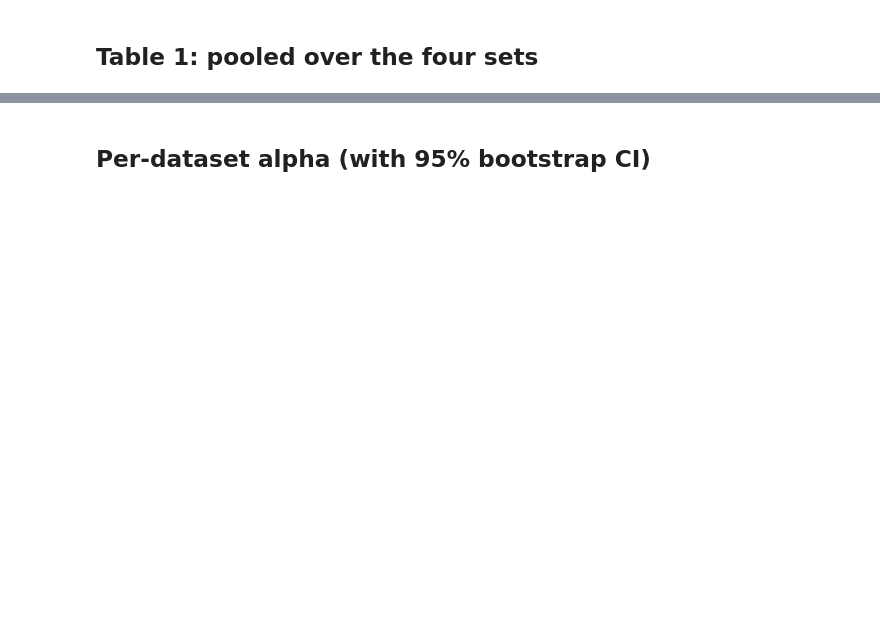
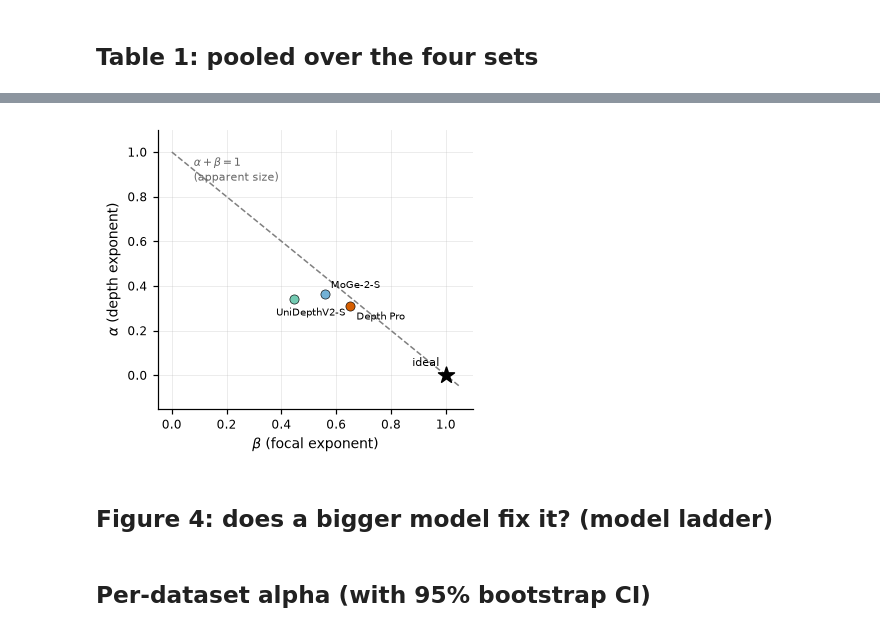
Before and after one commit to rabeyanoor/zoom-equivariance, a Jupyter notebook: notebooks/02_audit_results.ipynb, the cells around one changed output, grey strips where cells are left out. Cells and saved outputs as stored; diff of their text form; code cells hidden in the pictures; blank space fills up the shorter version.

```diff
--- a/notebooks/02_audit_results.ipynb
+++ b/notebooks/02_audit_results.ipynb
@@ -117,0 +113,21 @@ plt.show()
+# %%
+LABEL_OFFSET = {"unidepth2-s": (-12, -11), "moge2-s": (4, 4), "depthpro": (4, -9)}  # avoid overlaps
+fig, ax = plt.subplots(figsize=(3.6, 3.2))
+b = np.linspace(0, 1.05, 10)
+ax.plot(b, 1 - b, color="0.5", lw=1, ls="--")
+ax.text(0.08, 0.98, r"$\alpha+\beta=1$" + "\n(apparent size)", fontsize=7, color="0.4", va="top")
+ax.scatter([1], [0], marker="*", s=120, color="k", zorder=5)
+ax.annotate("ideal", (1, 0), textcoords="offset points", xytext=(-22, 6), fontsize=7)
+for m in [m for m in MAIN + LADDER if m in pooled.index]:
+    r = pooled.loc[m]
+    if np.isfinite(r.beta) and np.isfinite(r.alpha):
+        ax.scatter(r.beta, r.alpha, color=ps.colour(m), s=36, edgecolor="k", lw=0.4, zorder=4)
+        ax.annotate(ps.LABEL.get(m, m), (r.beta, r.alpha), textcoords="offset points",
+                    xytext=LABEL_OFFSET.get(m, (4, 3)), fontsize=6.5)
+ax.set(xlabel=r"$\beta$ (focal exponent)", ylabel=r"$\alpha$ (depth exponent)", xlim=(-0.05, 1.1), ylim=(-0.15, 1.1))
+fig.tight_layout()
+ps.save(fig, "fig3_alpha_beta_plane")
+# %% [output]
+[figure, added]
+# %% [markdown]
+## Figure 4: does a bigger model fix it? (model ladder)
```
Also changed, not shown: parts of 11 cells of this notebook, 25 other files.
